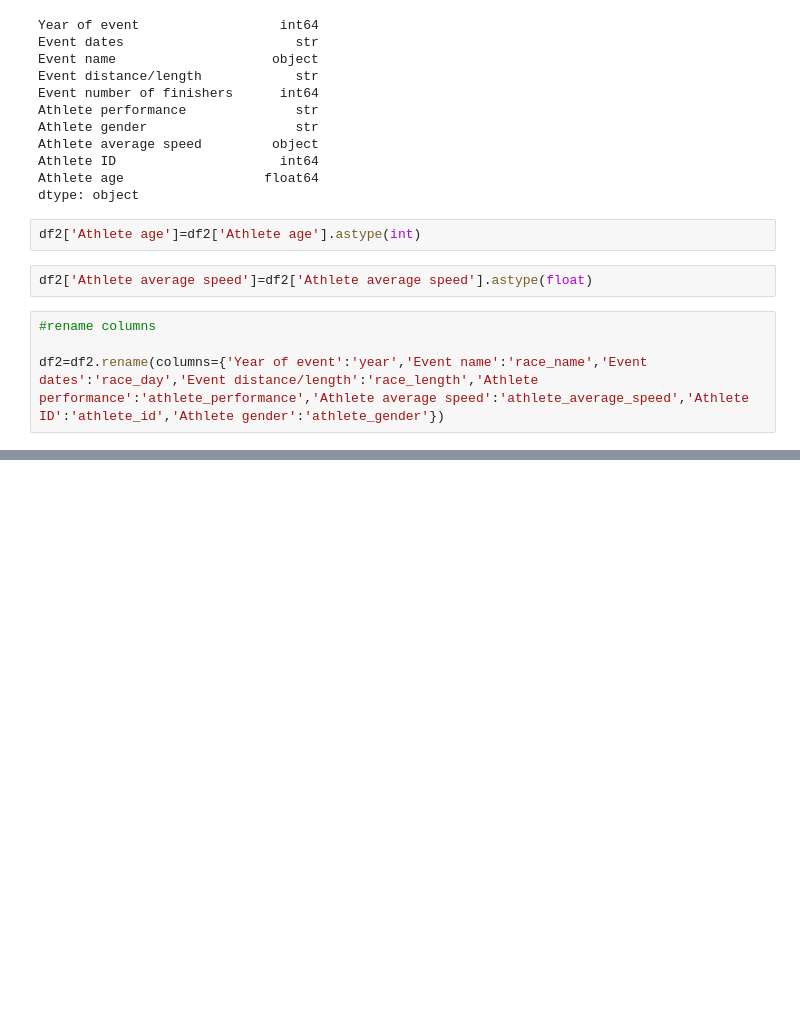
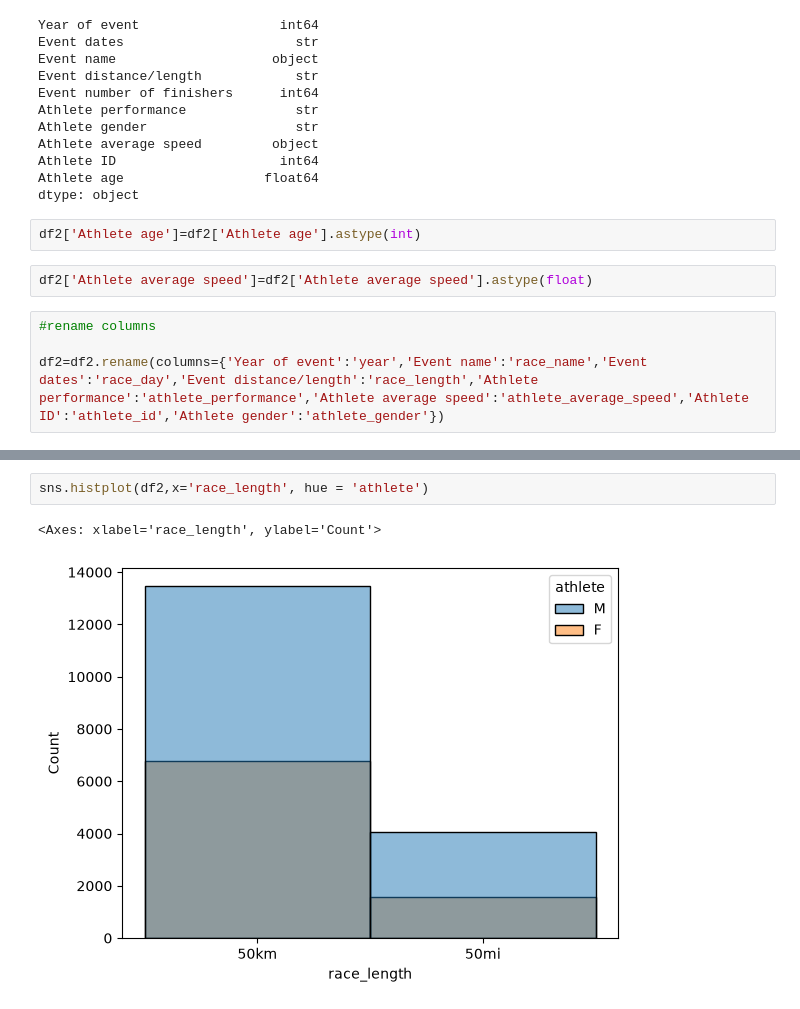
Before and after one commit to AyushNair30/Exploratory-data-analysis-python, a Jupyter notebook: analysis.ipynb, the cells around one changed output, grey strips where cells are left out. Drawn from its saved outputs; the diff is of its cells as text; blank space fills up the shorter version.

```diff
--- a/analysis.ipynb
+++ b/analysis.ipynb
@@ -232,0 +238,5 @@ df2.head()
+# %%
+sns.histplot(df2,x='race_length', hue = 'athlete')
+# %% [output]
+<Axes: xlabel='race_length', ylabel='Count'>
+[figure, added]
```
Also changed, not shown: parts of 13 cells of this notebook, 1 other file.
